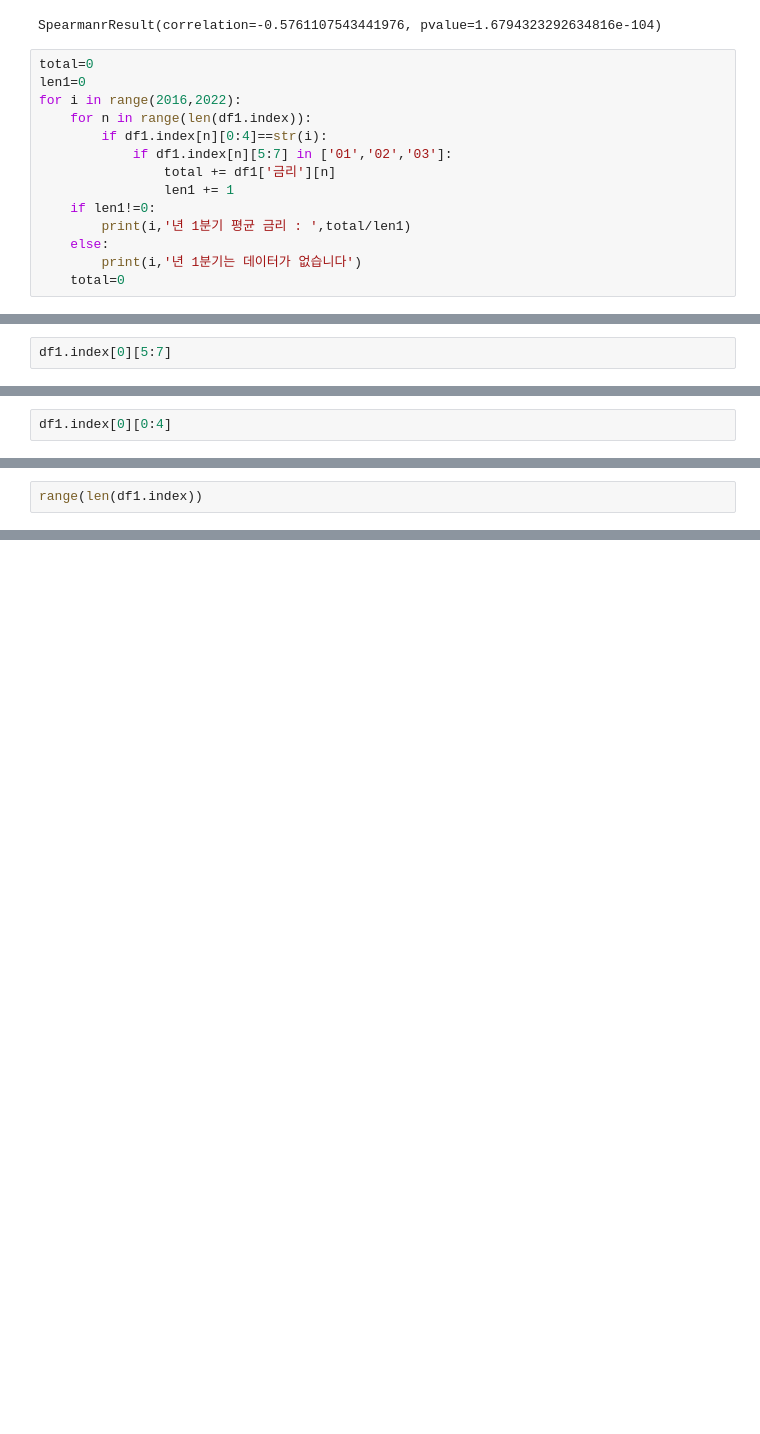
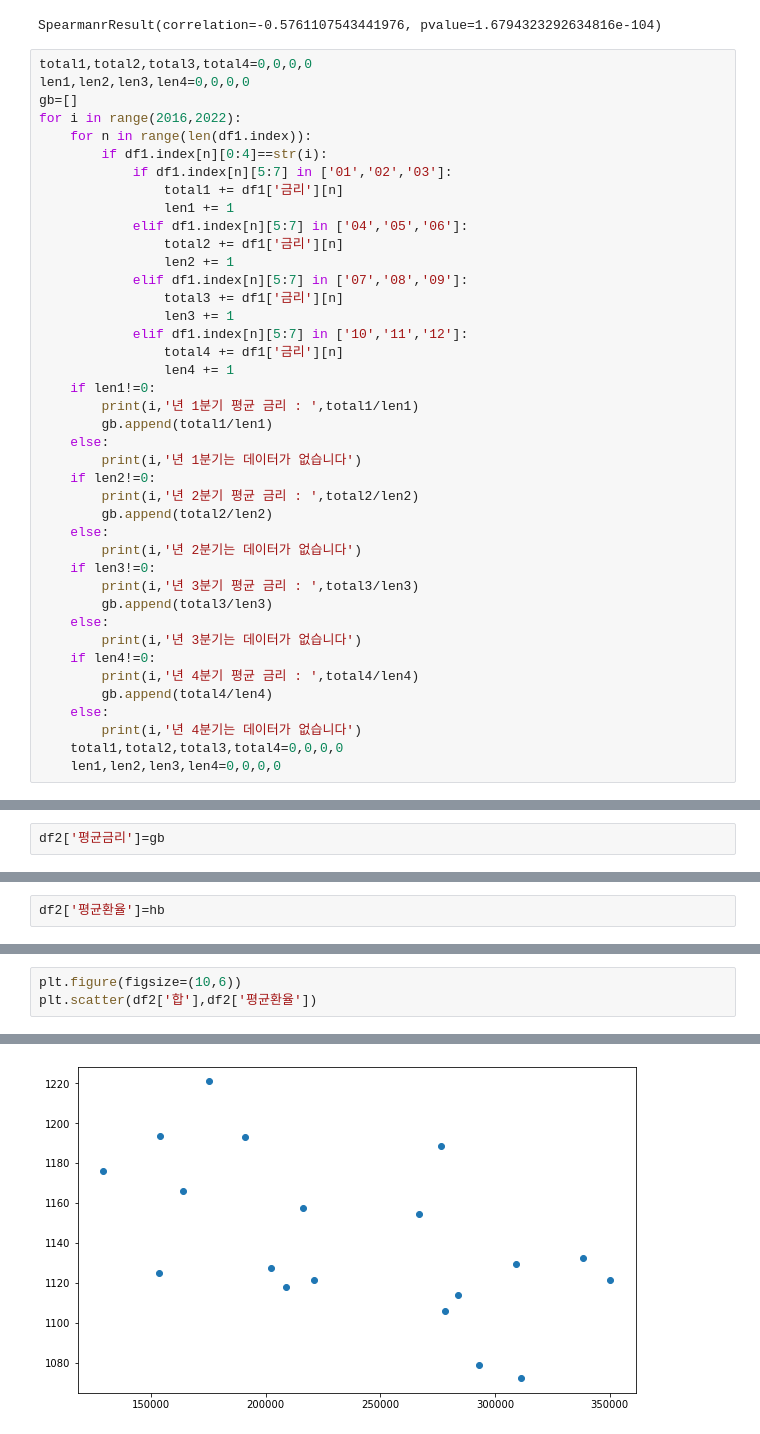
Before and after one commit to sejin1996/FinanceData, a Jupyter notebook: 상관관계 분석/금리,환율 - 공매도, 주가 , 당기순익 상관관계 분석.ipynb, the cells around one changed output, grey strips where cells are left out. Drawn from its saved outputs; the diff is of its cells as text; blank space fills up the shorter version.

```diff
--- a/상관관계 분석/금리,환율 - 공매도, 주가 , 당기순익 상관관계 분석.ipynb
+++ b/상관관계 분석/금리,환율 - 공매도, 주가 , 당기순익 상관관계 분석.ipynb
@@ -44,18 +50,45 @@ spearmanr(df1['금리'],df1['달러환율'])# 금리와 달러환율의 스피
 # %% [output]
 SpearmanrResult(correlation=-0.5761107543441976, pvalue=1.6794323292634816e-104)
 # %%
-total=0
-len1=0
+total1,total2,total3,total4=0,0,0,0
+len1,len2,len3,len4=0,0,0,0
+gb=[]
 for i in range(2016,2022):
     for n in range(len(df1.index)):
         if df1.index[n][0:4]==str(i):
             if df1.index[n][5:7] in ['01','02','03']:
-                total += df1['금리'][n]
+                total1 += df1['금리'][n]
                 len1 += 1
+            elif df1.index[n][5:7] in ['04','05','06']:
+                total2 += df1['금리'][n]
+                len2 += 1
+            elif df1.index[n][5:7] in ['07','08','09']:
+                total3 += df1['금리'][n]
+                len3 += 1
+            elif df1.index[n][5:7] in ['10','11','12']:
+                total4 += df1['금리'][n]
+                len4 += 1
     if len1!=0:
-        print(i,'년 1분기 평균 금리 : ',total/len1)
+        print(i,'년 1분기 평균 금리 : ',total1/len1)
+        gb.append(total1/len1)
     else:
         print(i,'년 1분기는 데이터가 없습니다')
-    total=0
+    if len2!=0:
+        print(i,'년 2분기 평균 금리 : ',total2/len2)
+        gb.append(total2/len2)
+    else:
+        print(i,'년 2분기는 데이터가 없습니다')
+    if len3!=0:
+        print(i,'년 3분기 평균 금리 : ',total3/len3)
+        gb.append(total3/len3)
+    else:
+        print(i,'년 3분기는 데이터가 없습니다')
+    if len4!=0:
+        print(i,'년 4분기 평균 금리 : ',total4/len4)
+        gb.append(total4/len4)
+    else:
+        print(i,'년 4분기는 데이터가 없습니다')
+    total1,total2,total3,total4=0,0,0,0
+    len1,len2,len3,len4=0,0,0,0
 # %% [output]
 2016 년 1분기는 데이터가 없습니다
@@ -67,2 +190,2 @@ for i in range(2016,2022):
 # %%
-df1.index[0][5:7]
+df2['평균금리']=gb
@@ -71,2 +192,2 @@ df1.index[0][5:7]
 # %%
-df1.index[0][0:4]
+df2['평균환율']=hb
@@ -75,3 +194,4 @@ df1.index[0][0:4]
 # %%
-range(len(df1.index))
+plt.figure(figsize=(10,6))
+plt.scatter(df2['합'],df2['평균환율'])
 # %% [output]
@@ -78,0 +200 @@ TypeError: 'int' object is not callable
+[figure, added]
```
Also changed, not shown: parts of 7 cells of this notebook, 3 other files.
